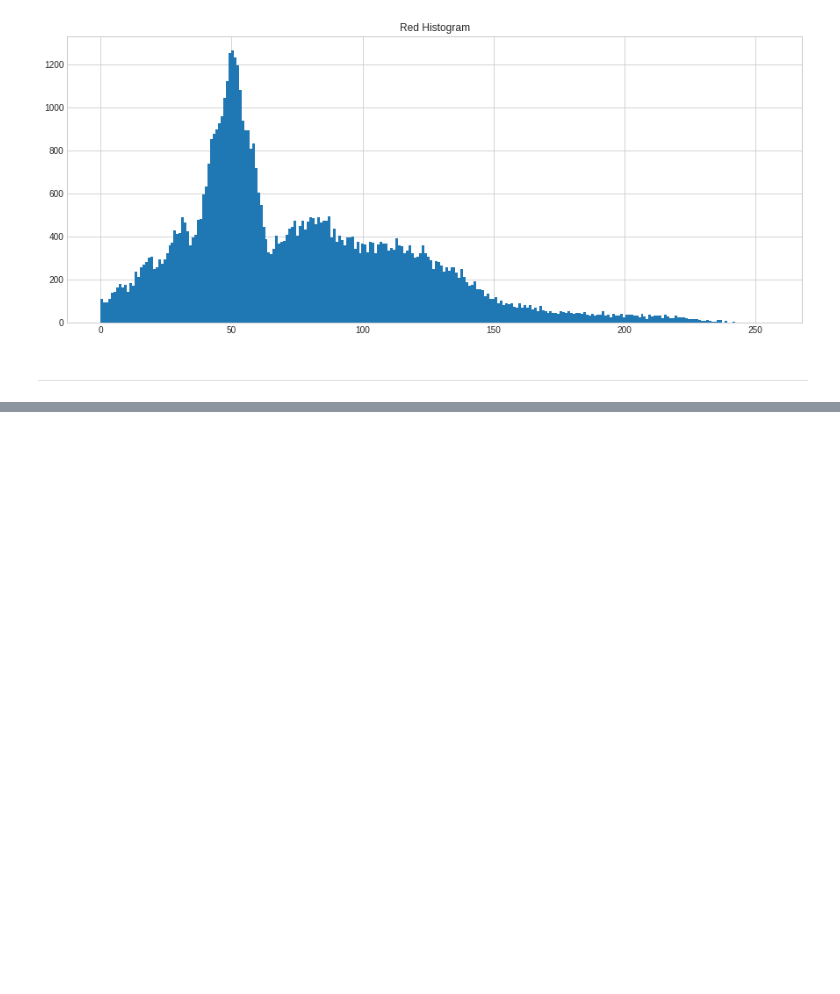
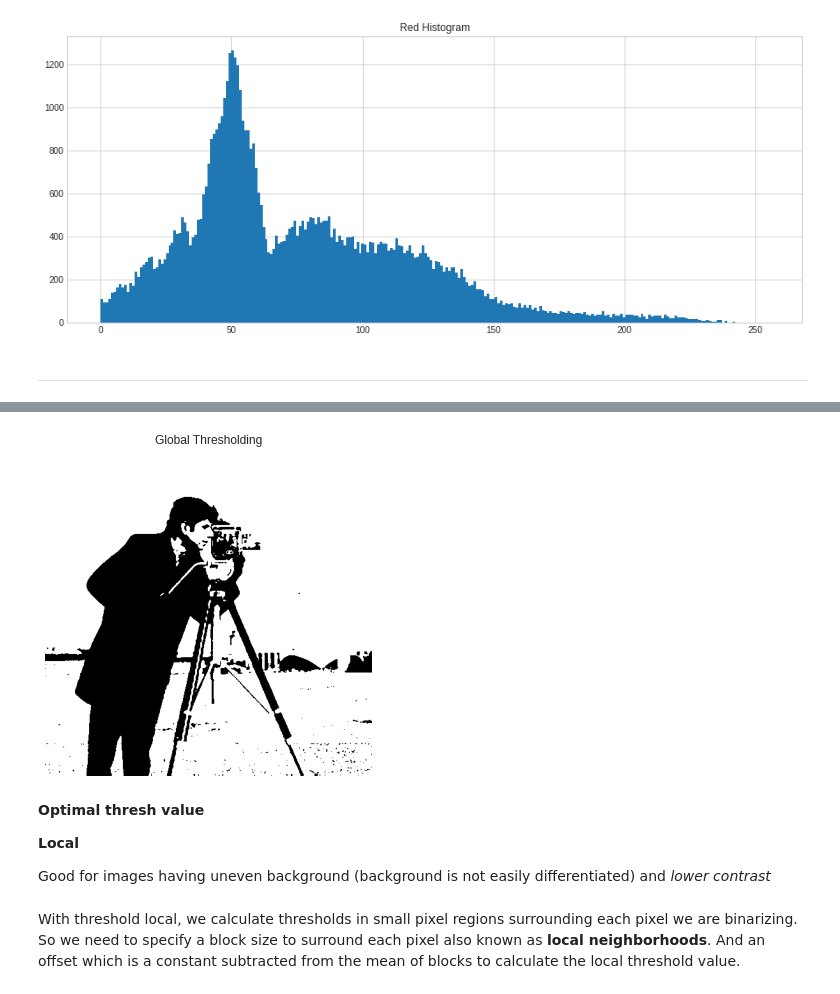
Before and after one commit to Naimul-Islam-Siam/Image-Processing, a Jupyter notebook: Image Processing in Python/1. Introducing Image Processing and scikit-image/image_processing1.ipynb, the cells around one changed output, grey strips where cells are left out. Drawn from its saved outputs; the diff is of its cells as text; code cells hidden in the pictures; blank space fills up the shorter version.

```diff
--- a/Image Processing in Python/1. Introducing Image Processing and scikit-image/image_processing1.ipynb
+++ b/Image Processing in Python/1. Introducing Image Processing and scikit-image/image_processing1.ipynb
@@ -210,0 +272,22 @@ plt.show()
+# %%
+# Import the otsu threshold function
+from skimage.filters import threshold_otsu
+
+# Obtain the optimal thresh value
+thresh = threshold_otsu(grayscale_image1)
+
+# Apply thresholding to the image
+binary_global = grayscale_image1 > thresh
+# %%
+# Show binarized image
+show_image(binary_global, "Global Thresholding");
+# %% [output]
+[figure, added]
+# %% [markdown]
+**Optimal thresh value**
+
+**Local**
+
+Good for images having uneven background (background is not easily differentiated) and *lower contrast*
+# %% [markdown]
+With threshold local, we calculate thresholds in small pixel regions surrounding each pixel we are binarizing. So we need to specify a block size to surround each pixel also known as **local neighborhoods**. And an offset which is a constant subtracted from the mean of blocks to calculate the local threshold value.
```
Also changed, not shown: parts of 20 cells of this notebook.
